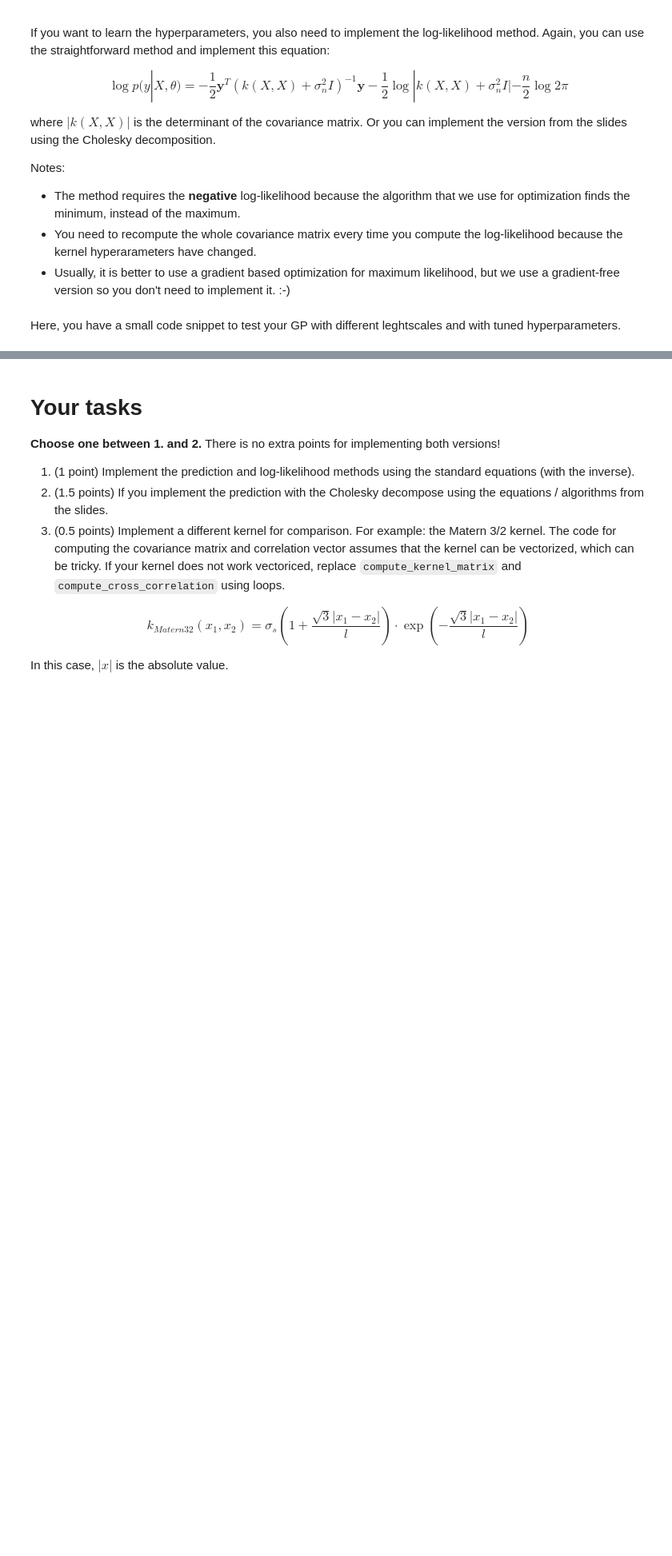
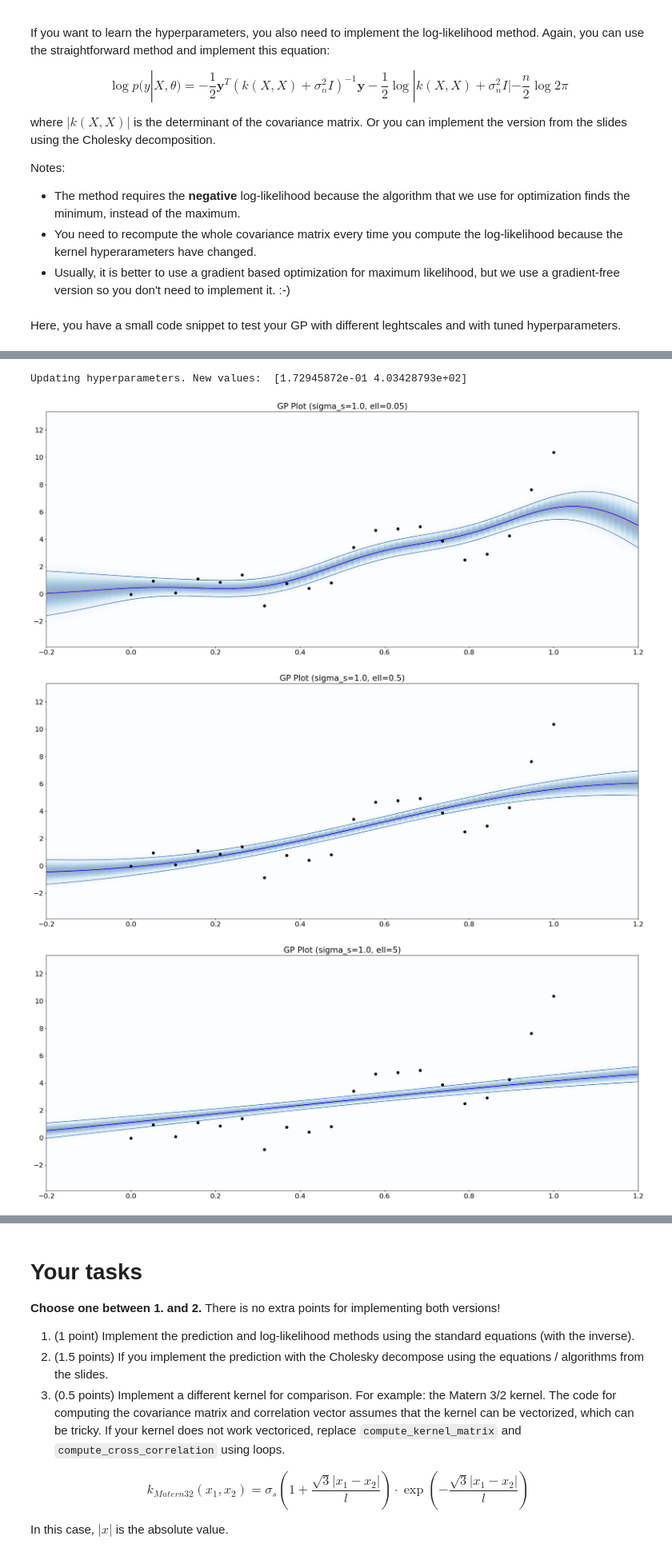
Before and after one commit to amartinezsilva/MRGVC_Assignments, a Jupyter notebook: ML/Lab3/optionals/gp_lab/lab_optional_gps.ipynb, the cells around one changed output, grey strips where cells are left out. Shown at 80% size. Saved outputs shown, nothing was run; the diff lists cells and outputs as text; code cells hidden in the pictures; blank space fills up the shorter version.

```diff
--- a/ML/Lab3/optionals/gp_lab/lab_optional_gps.ipynb
+++ b/ML/Lab3/optionals/gp_lab/lab_optional_gps.ipynb
@@ -154,6 +157,13 @@ class GP:
     # YOUR CODE HERE.
     # COMPUTE THE VALUES OF MEAN f* AND COV sigma2_f* EVALUATED AT x
     ###################################################################
+    correlation_vector = self.compute_cross_correlation(x)
+    kernel_matrix = self.compute_kernel_matrix()
+    kernel_sigma = kernel_matrix + self.sigma_n * np.eye(len(self.X))
+    inv_kernel_sigma = np.linalg.inv(kernel_sigma)
+
+    mean = correlation_vector @ inv_kernel_sigma @ self.Y
+    cov = self.kernel(x, x) - correlation_vector @ inv_kernel_sigma @ correlation_vector.T
 
     return mean, cov
 
@@ -171,7 +181,11 @@ class GP:
     # COMPUTE THE VALUE OF THE NEGATIVE LOG-LIKELIHOOD.
     # Note that the new leghtscale and sigma are already asigned.
     ###################################################################
+    kernel_matrix = self.compute_kernel_matrix()
+    kernel_sigma = kernel_matrix + self.sigma_n * np.eye(len(self.X))
+    inv_kernel_sigma = np.linalg.inv(kernel_sigma)
 
+    negative_log_likelihood =  0.5 *  self.Y.T @ inv_kernel_sigma @ self.Y + 0.5 *  np.log(np.linalg.det(kernel_sigma)) + 0.5 * len(self.X) * np.log(2 * np.pi)
 
     return negative_log_likelihood
 
@@ -212,6 +226,8 @@ class GP:
     ax.plot(xin , mx + 2 * stdp, "-", color='steelblue')
     ax.plot(xin , mx - 2 * stdp, "-", color='steelblue')
     ax.plot(self.X, self.Y, 'ko')
+    title_text = f'GP Plot (sigma_s={self.sigma_s}, ell={self.ell})'
+    ax.set_title(title_text)
 # %% [markdown]
 Here, you have a small code snippet to test your GP with different leghtscales and with tuned hyperparameters.
 # %%
@@ -225,0 +391,13 @@ plt.show()
+# %%
+my_gp = GP(dataX, dataY, sigma_noise)
+for i in [0.05, 0.5, 5, 50]:
+  my_gp.ell = i
+  my_gp.plotGP()
+
+my_gp.tune_hyperparameters()
+my_gp.plotGP()
+# %% [output]
+Updating hyperparameters. New values:  [1.72945872e-01 4.03428793e+02]
+[figure, added]
+[figure, added]
+[figure, added]
```
Also changed, not shown: parts of 11 cells of this notebook.
